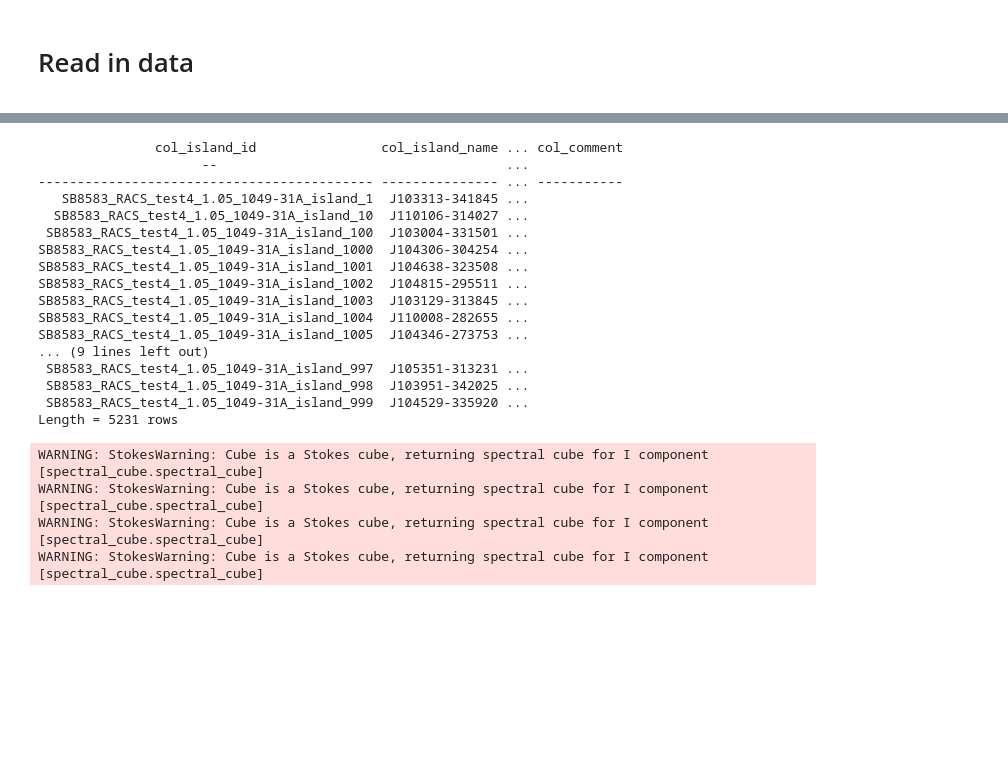
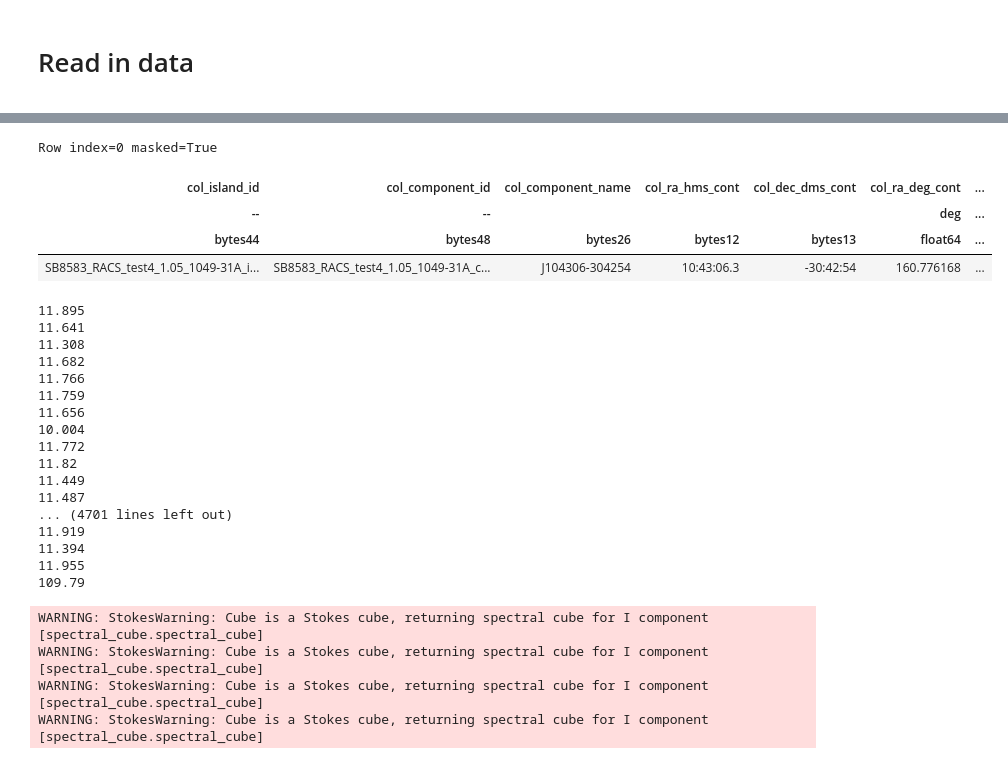
Before and after one commit to AlecThomson/arrakis, a Jupyter notebook: cutouts.ipynb, the cells around one changed output, grey strips where cells are left out. Drawn from its saved outputs; the diff is of its cells as text; code cells hidden in the pictures; blank space fills up the shorter version.

```diff
--- a/cutouts.ipynb
+++ b/cutouts.ipynb
@@ -107,26 +107,39 @@ WARNING: W50: /avatar/athomson/cubes/8585/RACS_test4_1.05_1049-31A/selavy-cont-i
 WARNING: W50: /avatar/athomson/cubes/8585/RACS_test4_1.05_1049-31A/selavy-cont-image.i.SB8583.cont.RACS_test4_1.05_1049-31A.linmos.taylor.0.restored/selavy-image.i.SB8583.cont.RACS_test4_1.05_1049-31A ...
 WARNING: W50: /avatar/athomson/cubes/8585/RACS_test4_1.05_1049-31A/selavy-cont-image.i.SB8583.cont.RACS_test4_1.05_1049-31A.linmos.taylor.0.restored/selavy-image.i.SB8583.cont.RACS_test4_1.05_1049-31A ...
 WARNING: W50: /avatar/athomson/cubes/8585/RACS_test4_1.05_1049-31A/selavy-cont-image.i.SB8583.cont.RACS_test4_1.05_1049-31A.linmos.taylor.0.restored/selavy-image.i.SB8583.cont.RACS_test4_1.05_1049-31A ...
-# %%
-print(islands)
-# %% [output]
-               col_island_id                col_island_name ... col_comment
-                     --                                     ...
-------------------------------------------- --------------- ... -----------
-   SB8583_RACS_test4_1.05_1049-31A_island_1  J103313-341845 ...
-  SB8583_RACS_test4_1.05_1049-31A_island_10  J110106-314027 ...
- SB8583_RACS_test4_1.05_1049-31A_island_100  J103004-331501 ...
-SB8583_RACS_test4_1.05_1049-31A_island_1000  J104306-304254 ...
-SB8583_RACS_test4_1.05_1049-31A_island_1001  J104638-323508 ...
-SB8583_RACS_test4_1.05_1049-31A_island_1002  J104815-295511 ...
-SB8583_RACS_test4_1.05_1049-31A_island_1003  J103129-313845 ...
-SB8583_RACS_test4_1.05_1049-31A_island_1004  J110008-282655 ...
-SB8583_RACS_test4_1.05_1049-31A_island_1005  J104346-273753 ...
-... (9 lines left out)
- SB8583_RACS_test4_1.05_1049-31A_island_997  J105351-313231 ...
- SB8583_RACS_test4_1.05_1049-31A_island_998  J103951-342025 ...
- SB8583_RACS_test4_1.05_1049-31A_island_999  J104529-335920 ...
-Length = 5231 rows
+# %%
+test = components[components['col_has_siblings']==0]
+# %%
+test.add_index('col_island_id')
+# %%
+test.loc['SB8583_RACS_test4_1.05_1049-31A_island_1000']
+# %% [output]
+Row index=0 masked=True
+| col_island_id | col_component_id | col_component_name | col_ra_hms_cont | col_dec_dms_cont | col_ra_deg_cont | ... |
+| -- | -- |  |  |  | deg | ... |
+| bytes44 | bytes48 | bytes26 | bytes12 | bytes13 | float64 | ... |
+| SB8583_RACS_test4_1.05_1049-31A_i... | SB8583_RACS_test4_1.05_1049-31A_c... | J104306-304254 | 10:43:06.3 | -30:42:54 | 160.776168 | ... |
+# %%
+for island_id in test['col_island_id']:
+    print(test.loc[island_id]['col_flux_peak'])
+# %% [output]
+11.895
+11.641
+11.308
+11.682
+11.766
+11.759
+11.656
+10.004
+11.772
+11.82
+11.449
+11.487
+... (4701 lines left out)
+11.919
+11.394
+11.955
+109.79
 # %%
 # Read data using Spectral cube
 i_taylor = SpectralCube.read(selavyfits[0], mode='denywrite')
```
Also changed, not shown: parts of 2 cells of this notebook, 3 other files.
